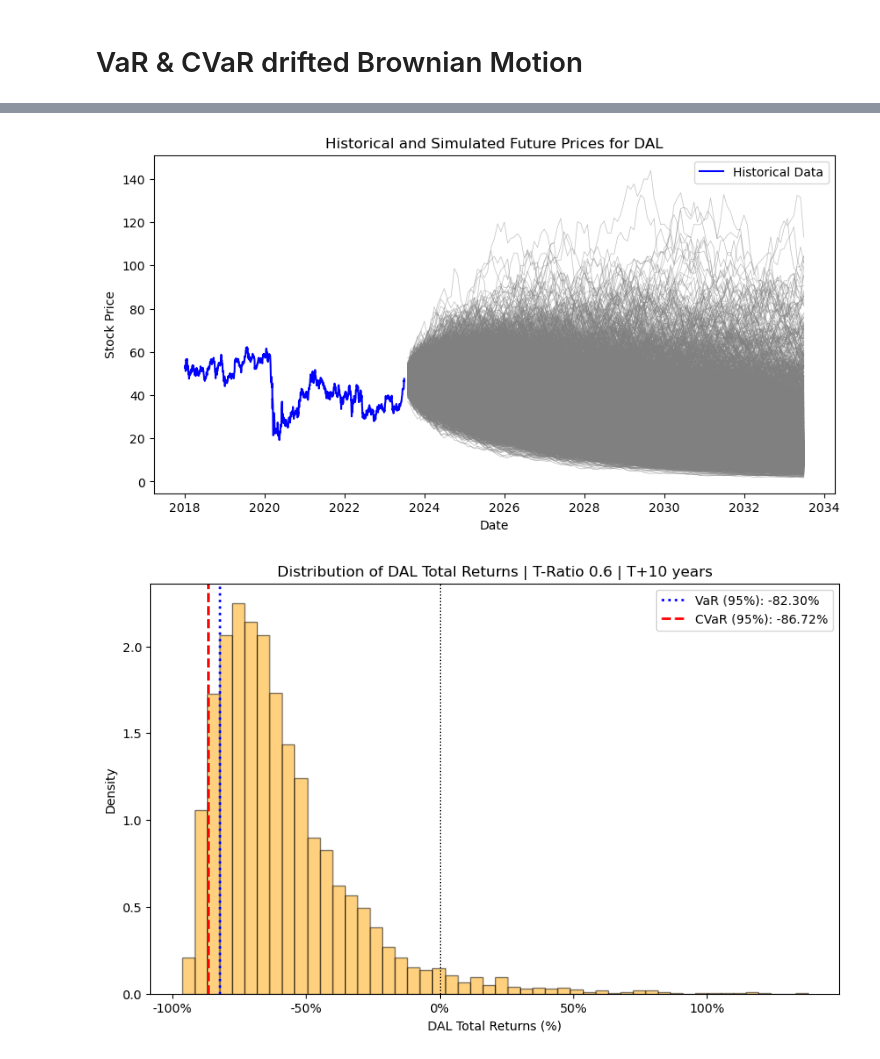
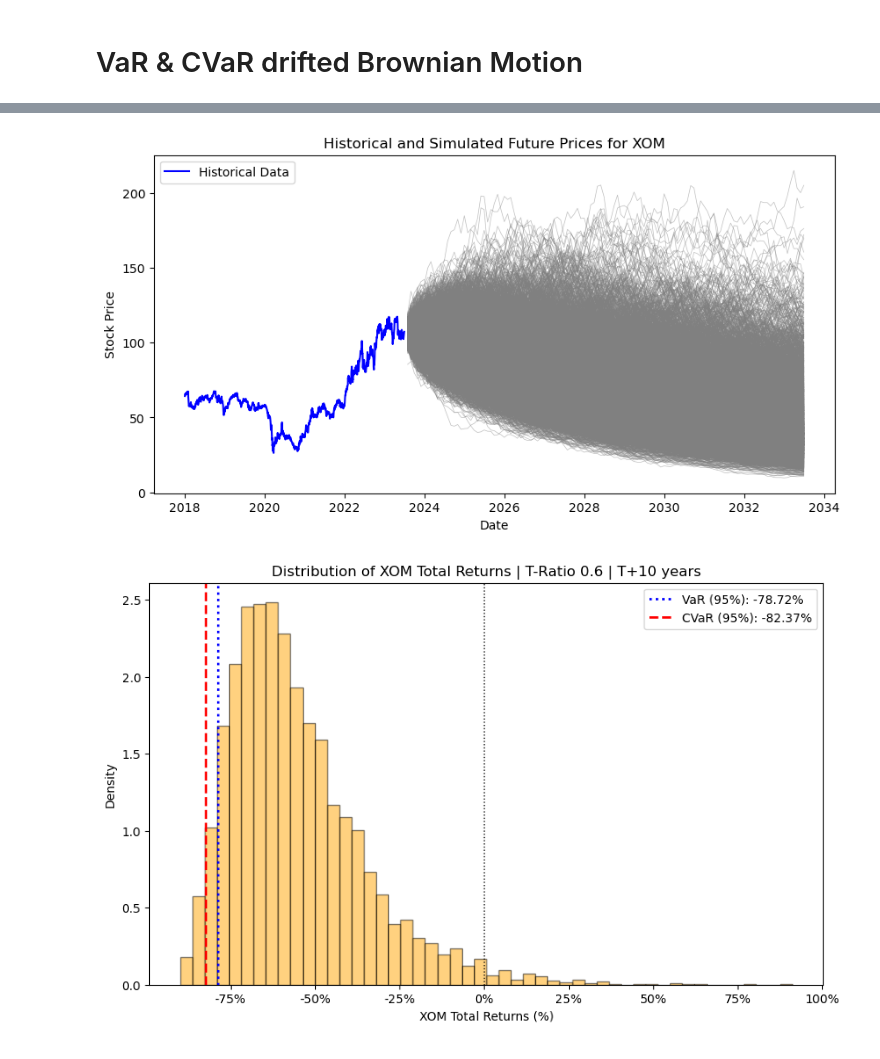
Before and after one commit to lbsm2017/ml_stocks_direction, a Jupyter notebook: var_cvar_drift.ipynb, the cells around one changed output, grey strips where cells are left out. Saved outputs shown, nothing was run; the diff lists cells and outputs as text; code cells hidden in the pictures.

```diff
--- a/var_cvar_drift.ipynb
+++ b/var_cvar_drift.ipynb
@@ -24,7 +24,7 @@ warnings.filterwarnings('ignore')
 start_date  = '2018-01-01'
 end_date    = '2023-07-30'
 timeframe   = 'M'
-stock_symb  = 'DAL'
+stock_symb  = 'XOM'
 rolling_p   = 6
 std_mode    = 'q90'  # Options: 'mean', 'median', 'max', 'q75', 'q90'
 t_ratio     = 0.6  # Drift in 5 years
@@ -239,26 +237,26 @@ plt.title(f'Historical and Simulated Future Prices for {stock_symb}')
 plt.legend()
 plt.show()
 # %% [output]
-[figure, old version]
+[figure, new version]
 # %%
 # Calculate the total returns
 total_returns = (simulations[:, -1] - simulations[:, 0]) / simulations[:, 0]
 total_returns = total_returns.flatten()
 
-VaR_cf = var_cornishfisher(total_returns, level=5)
-CVaR = -total_returns[total_returns <= -VaR_cf].mean()
+VaR_cf = -var_cornishfisher(total_returns, level=5)
+CVaR = total_returns[total_returns <= VaR_cf].mean()
 
 # Plot the distribution of total returns
 plt.figure(figsize=(10, 6))
 plt.hist(total_returns, bins=50, density=True, edgecolor='k', color='orange', alpha=0.5)
 plt.xlabel(f'{stock_symb} Total Returns (%)')
 plt.ylabel('Density')
 plt.title(f'Distribution of {stock_symb} Total Returns | T-Ratio {t_ratio} | T+{num_years} years')
 plt.gca().set_xticklabels(['{:.0f}%'.format(x*100) for x in plt.gca().get_xticks()])
-plt.axvline(-VaR_cf, color='blue', linestyle='dotted', linewidth=2, label=f'VaR (95%): {-VaR_cf*100:.2f}%')
-plt.axvline(-CVaR, color='red', linestyle='--', linewidth=2, label=f'CVaR (95%): {-CVaR*100:.2f}%')
+plt.axvline(VaR_cf, color='blue', linestyle='dotted', linewidth=2, label=f'VaR (95%): {VaR_cf*100:.2f}%')
+plt.axvline(CVaR, color='red', linestyle='--', linewidth=2, label=f'CVaR (95%): {CVaR*100:.2f}%')
 plt.axvline(0.0, color='black', linestyle='dotted', linewidth=1)
 plt.legend()
 plt.show()
 # %% [output]
-[figure, old version]
+[figure, new version]
```
Also changed, not shown: parts of 3 cells of this notebook, 2 other files.
